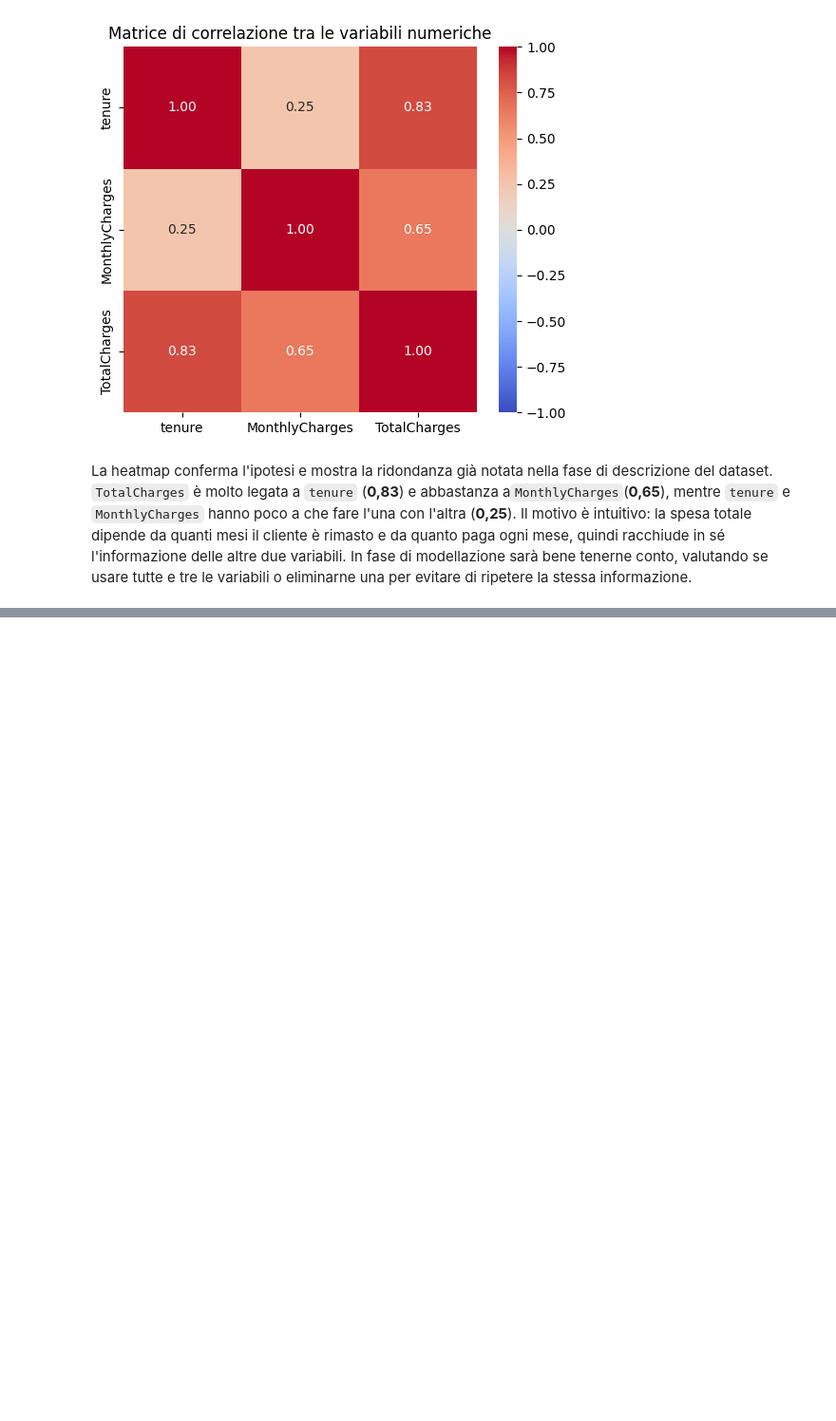
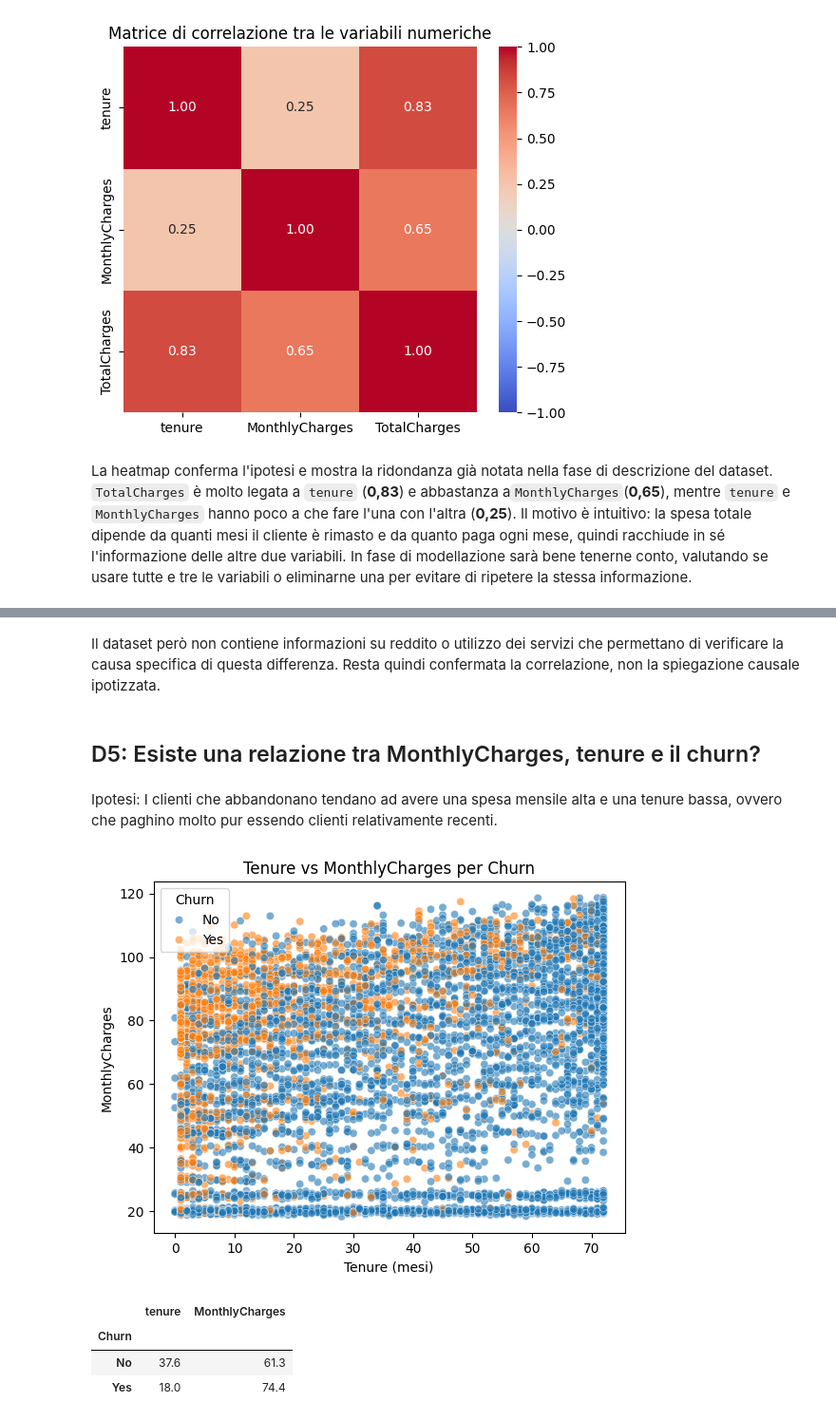
Before and after one commit to aurorap1/Progetto-Data-Science-Gruppo-8-, a Jupyter notebook: DATA/ProgettoDataScienceGruppo_8.ipynb, the cells around one changed output, grey strips where cells are left out. Shown at 95% size. Drawn from its saved outputs; the diff is of its cells as text; code cells hidden in the pictures; blank space fills up the shorter version.

```diff
--- a/DATA/ProgettoDataScienceGruppo_8.ipynb
+++ b/DATA/ProgettoDataScienceGruppo_8.ipynb
@@ -637,0 +656,21 @@ La heatmap conferma l'ipotesi e mostra la ridondanza già notata nella fase di d
+# %% [markdown]
+Il dataset però non contiene informazioni su reddito o utilizzo dei servizi che permettano di verificare la causa specifica di questa differenza. Resta quindi confermata la correlazione, non la spiegazione causale ipotizzata.
+# %% [markdown]
+## D5: Esiste una relazione tra MonthlyCharges, tenure e il churn?
+# %% [markdown]
+Ipotesi: I clienti che abbandonano tendano ad avere una spesa mensile alta e una tenure bassa, ovvero che paghino molto pur essendo clienti relativamente recenti.
+# %%
+sns.scatterplot(data=df, x='tenure', y='MonthlyCharges', hue='Churn', alpha=0.6)
+plt.title('Tenure vs MonthlyCharges per Churn')
+plt.xlabel('Tenure (mesi)')
+plt.ylabel('MonthlyCharges')
+plt.show()
+
+# Statistiche tenure e MonthlyCharges per gruppo Churn
+df.groupby('Churn')[['tenure', 'MonthlyCharges']].mean().round(1)
+# %% [output]
+[figure, added]
+|  | tenure | MonthlyCharges |
+| Churn |  |  |
+| No | 37.6 | 61.3 |
+| Yes | 18.0 | 74.4 |
```
Also changed, not shown: parts of 6 cells of this notebook.
